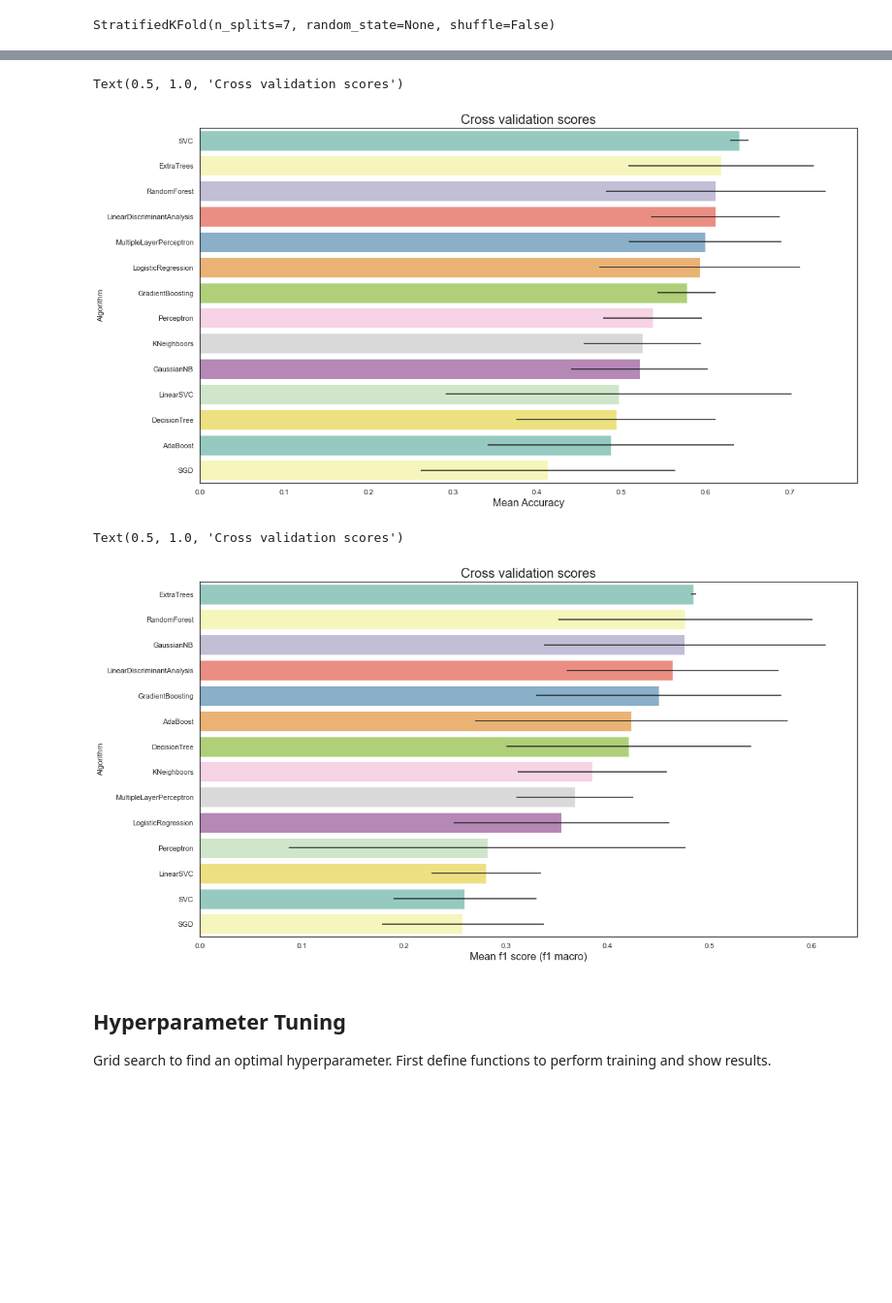
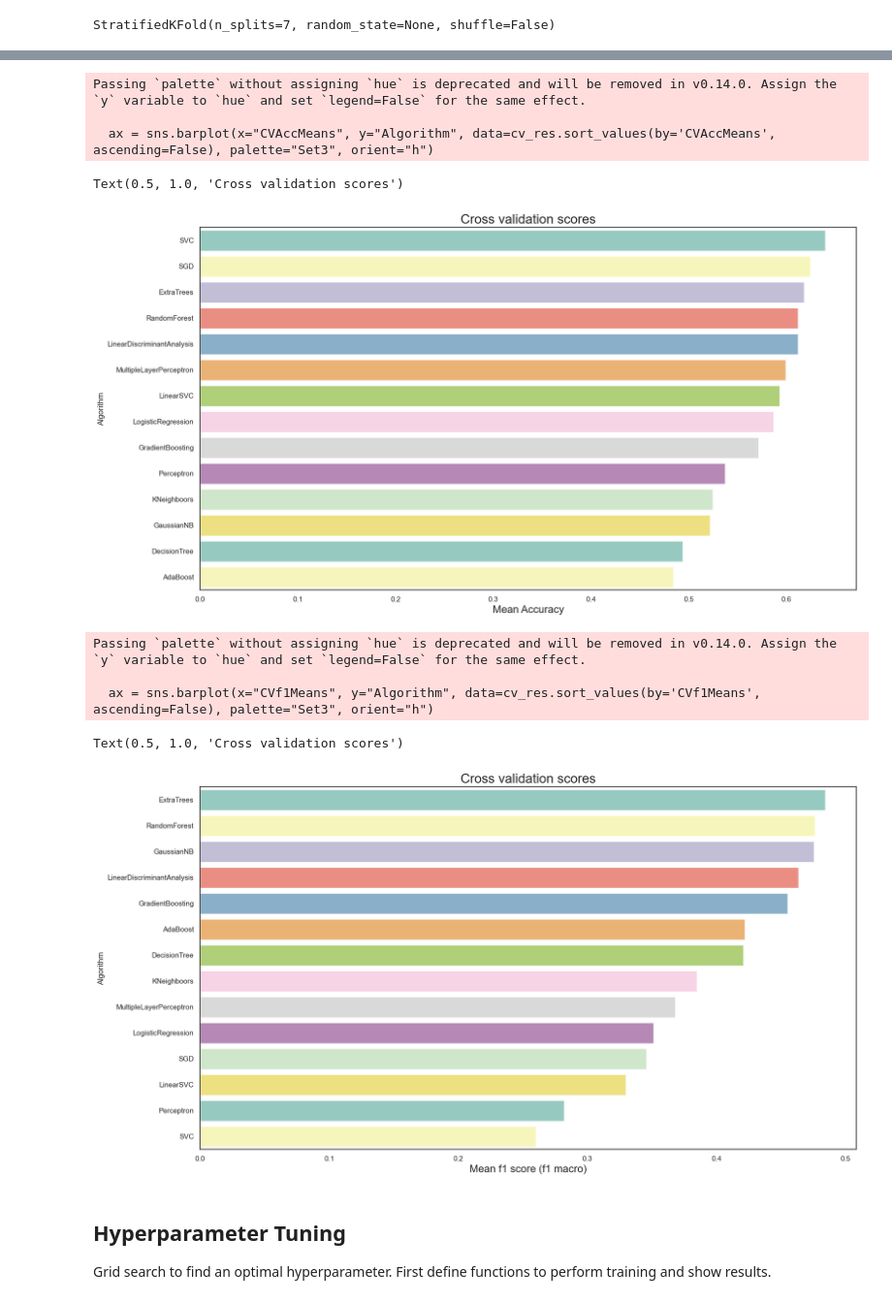
Before and after one commit to yukit-k/centralbank_analysis, a Jupyter notebook: src/5_FOMC_Analysis_Baseline.ipynb, the cells around one changed output, grey strips where cells are left out. Shown at 97% size. Drawn from its saved outputs; the diff is of its cells as text; code cells hidden in the pictures; blank space fills up the shorter version.

```diff
--- a/src/5_FOMC_Analysis_Baseline.ipynb
+++ b/src/5_FOMC_Analysis_Baseline.ipynb
@@ -265,19 +281,25 @@ cv_res.sort_values(by='CVAccMeans', ascending=False)
 # %%
 plt.figure(figsize=(18,10))
-ax = sns.barplot("CVAccMeans","Algorithm",data=cv_res.sort_values(by='CVAccMeans', ascending=False), palette="Set3", orient="h", **{'xerr':cv_acc_std})
+ax = sns.barplot(x="CVAccMeans", y="Algorithm", data=cv_res.sort_values(by='CVAccMeans', ascending=False), palette="Set3", orient="h")
 ax.set_xlabel("Mean Accuracy", size=16)
 ax.set_title("Cross validation scores", size=20)
 # %% [output]
-Text(0.5, 1.0, 'Cross validation scores')
+Passing `palette` without assigning `hue` is deprecated and will be removed in v0.14.0. Assign the `y` variable to `hue` and set `legend=False` for the same effect.
+
+  ax = sns.barplot(x="CVAccMeans", y="Algorithm", data=cv_res.sort_values(by='CVAccMeans', ascending=False), palette="Set3", orient="h")
+Text(0.5, 1.0, 'Cross validation scores')
-[figure, old version]
+[figure, new version]
 # %%
 plt.figure(figsize=(18,10))
-ax = sns.barplot("CVf1Means","Algorithm",data=cv_res.sort_values(by='CVf1Means', ascending=False), palette="Set3", orient="h", **{'xerr':cv_f1_std})
+ax = sns.barplot(x="CVf1Means", y="Algorithm", data=cv_res.sort_values(by='CVf1Means', ascending=False), palette="Set3", orient="h")
 ax.set_xlabel("Mean f1 score (f1 macro)", size=16)
 ax.set_title("Cross validation scores", size=20)
 # %% [output]
-Text(0.5, 1.0, 'Cross validation scores')
+Passing `palette` without assigning `hue` is deprecated and will be removed in v0.14.0. Assign the `y` variable to `hue` and set `legend=False` for the same effect.
+
+  ax = sns.barplot(x="CVf1Means", y="Algorithm", data=cv_res.sort_values(by='CVf1Means', ascending=False), palette="Set3", orient="h")
+Text(0.5, 1.0, 'Cross validation scores')
-[figure, old version]
+[figure, new version]
 # %% [markdown]
 ## Hyperparameter Tuning
 Grid search to find an optimal hyperparameter. First define functions to perform training and show results.
```
Also changed, not shown: parts of 24 cells of this notebook, 14 other files.
